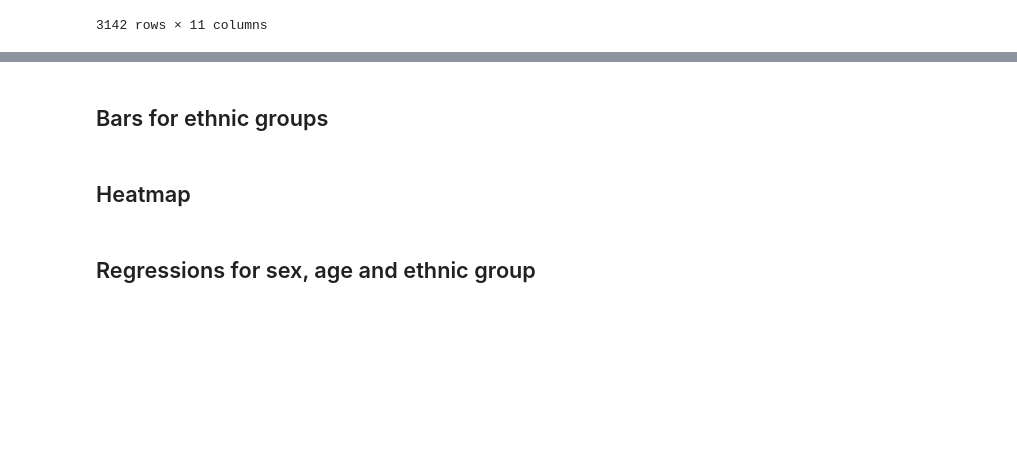
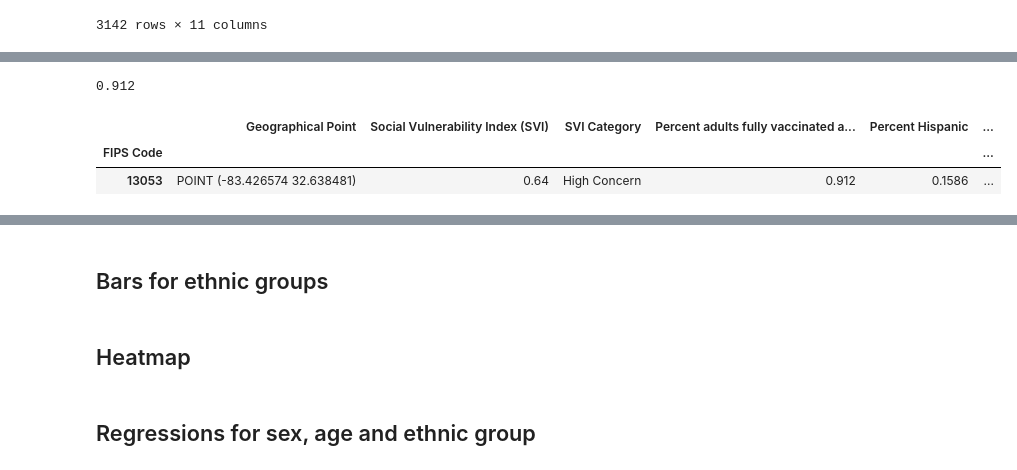
Before and after one commit to mgeffroy/P1-US-COVID-19-Vaccination-Campaign, a Jupyter notebook: P1.3_Scatter.ipynb, the cells around one changed output, grey strips where cells are left out. Saved outputs shown, nothing was run; the diff lists cells and outputs as text; code cells hidden in the pictures; blank space fills up the shorter version.

```diff
--- a/P1.3_Scatter.ipynb
+++ b/P1.3_Scatter.ipynb
@@ -574,0 +581,10 @@ Length: 3142, dtype: float64
+# %%
+vaccination_df['Percent adults fully vaccinated against COVID-19'].max()
+# %% [output]
+0.912
+# %%
+vaccination_df.loc[vaccination_df['Percent adults fully vaccinated against COVID-19'] == 0.912]
+# %% [output]
+|  | Geographical Point | Social Vulnerability Index (SVI) | SVI Category | Percent adults fully vaccinated a... | Percent Hispanic | ... |
+| FIPS Code |  |  |  |  |  | ... |
+| 13053 | POINT (-83.426574 32.638481) | 0.64 | High Concern | 0.912 | 0.1586 | ... |
```
Also changed, not shown: parts of 18 cells of this notebook, 3 other files.
